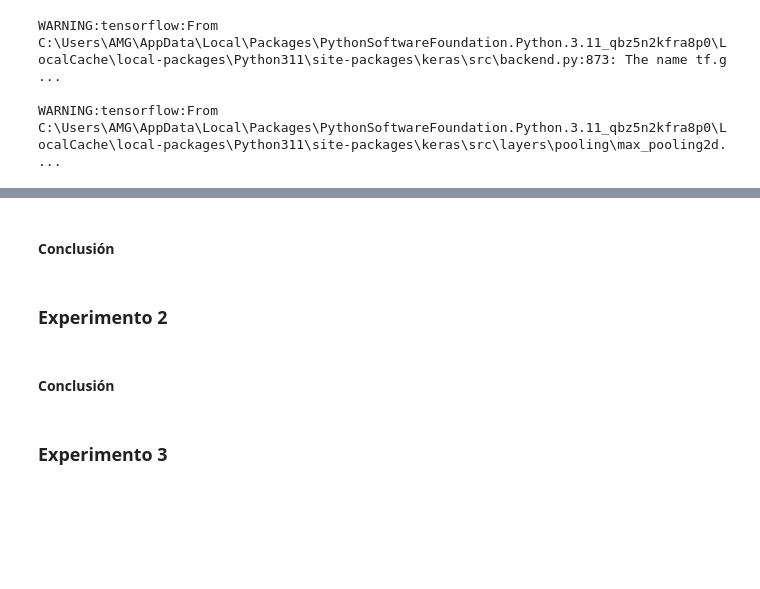
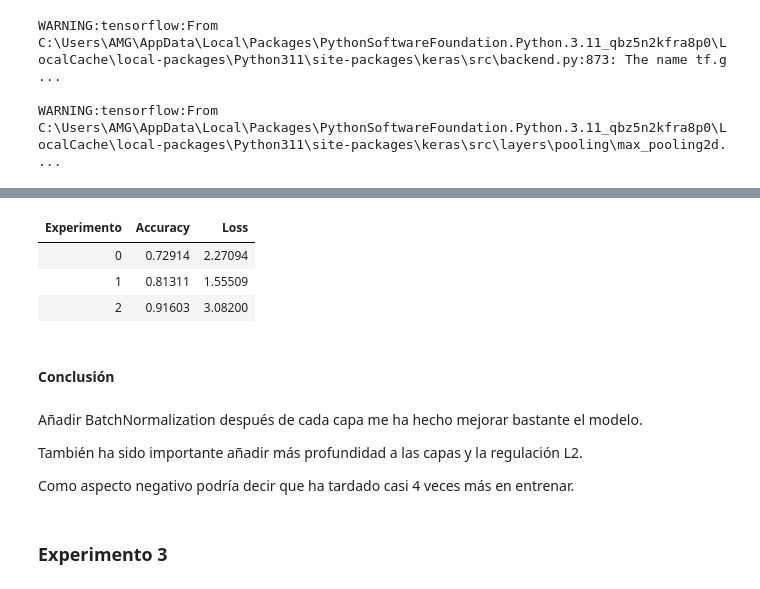
Before and after one commit to adronmarsh/IA, a Jupyter notebook: Sistemas_de_Aprendizaje_Automático/U005-Entrenamiento_redes_neuronales/Redes_Neuronales_Convulacionales/Lab_4_Arquitecturas_CNN.ipynb, the cells around one changed output, grey strips where cells are left out. Cells and saved outputs as stored; diff of their text form; code cells hidden in the pictures; blank space fills up the shorter version.

```diff
--- a/Sistemas_de_Aprendizaje_Automático/U005-Entrenamiento_redes_neuronales/Redes_Neuronales_Convulacionales/Lab_4_Arquitecturas_CNN.ipynb
+++ b/Sistemas_de_Aprendizaje_Automático/U005-Entrenamiento_redes_neuronales/Redes_Neuronales_Convulacionales/Lab_4_Arquitecturas_CNN.ipynb
@@ -321,9 +392,22 @@ myTable
+# %%
+val_loss_lab2 = max(log_model_2.history['val_loss'])
+val_acc_lab2 = max(log_model_2.history['val_accuracy'])
+myTable.add_row(["2", "{0:.5f}".format(val_acc_lab2), "{0:.5f}".format(val_loss_lab2)])
+
+myTable
+# %% [output]
+| Experimento | Accuracy | Loss |
+| 0 | 0.72914 | 2.27094 |
+| 1 | 0.81311 | 1.55509 |
+| 2 | 0.91603 | 3.08200 |
 # %% [markdown]
 #### Conclusión
-# %% [markdown]
-### Experimento 2
-# %% [markdown]
-#### Conclusión
+# %% [markdown]
+Añadir BatchNormalization después de cada capa me ha hecho mejorar bastante el modelo.
+
+También ha sido importante añadir más profundidad a las capas y la regulación L2.
+
+Como aspecto negativo podría decir que ha tardado casi 4 veces más en entrenar.
 # %% [markdown]
 ### Experimento 3
 # %% [markdown]
```
Also changed, not shown: parts of 6 cells of this notebook.
